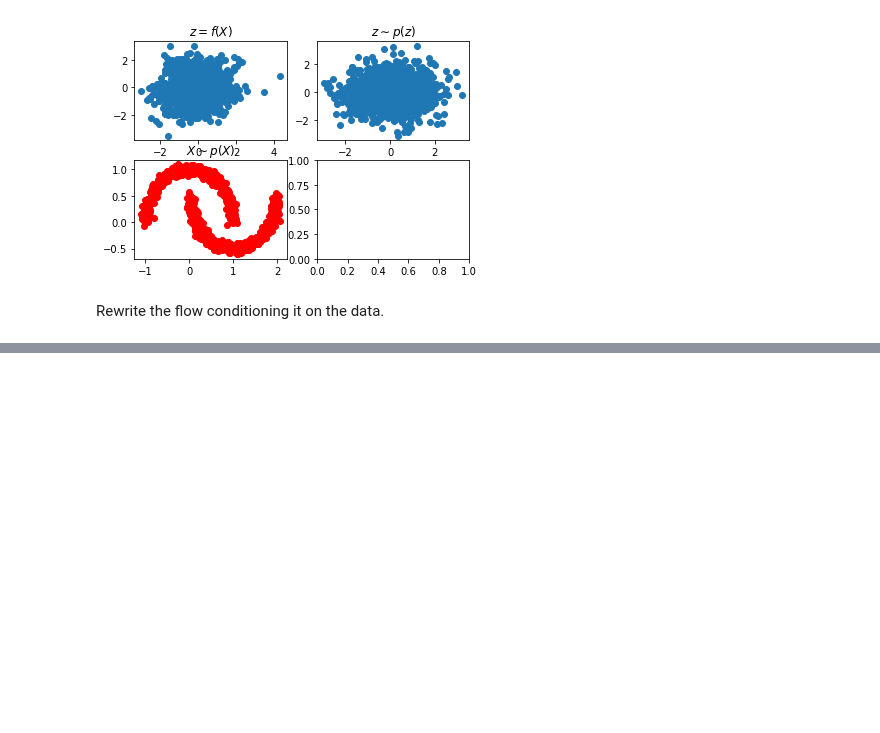
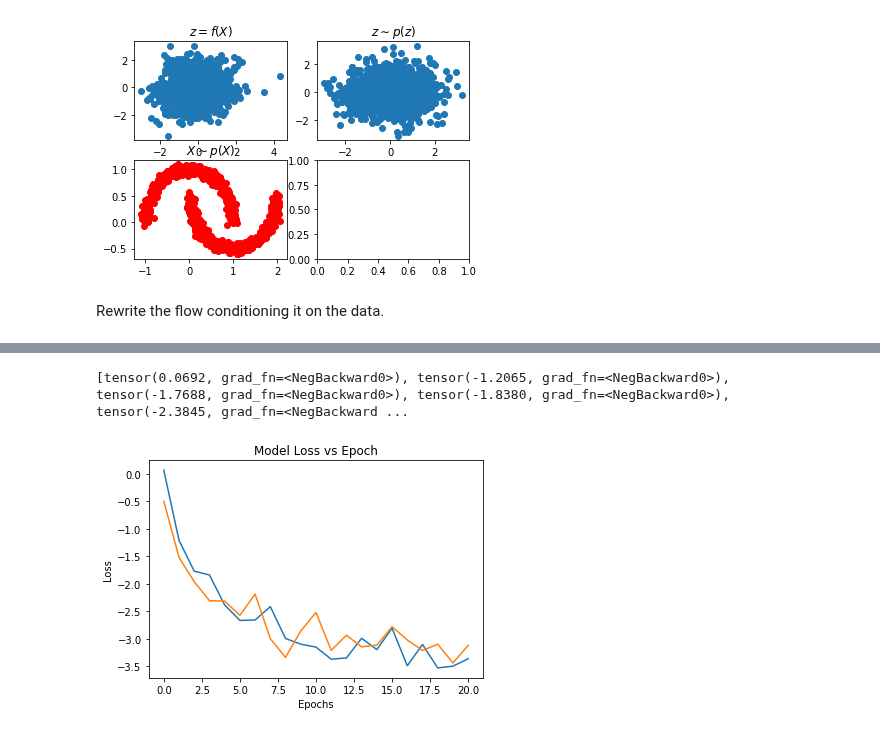
Before and after one commit to NataliaKor/tutorial, a Jupyter notebook: tutorial-ML-for-GWPE.ipynb, the cells around one changed output, grey strips where cells are left out. Cells and saved outputs as stored; diff of their text form; code cells hidden in the pictures; blank space fills up the shorter version.

```diff
--- a/tutorial-ML-for-GWPE.ipynb
+++ b/tutorial-ML-for-GWPE.ipynb
@@ -626,12 +679,13 @@ class RealNVP_wf(nn.Module):
         super(RealNVP_wf, self).__init__()
 
         self.prior = prior
-        #self.mask = nn.Parameter(mask, requires_grad=False)
-        self.register_buffer('mask', mask)
+        self.mask = nn.Parameter(mask, requires_grad=False)
+        #self.register_buffer('mask', mask)
         self.t = torch.nn.ModuleList([t_func() for _ in range(len(masks))])
         self.s = torch.nn.ModuleList([s_func() for _ in range(len(masks))])
 
     def g(self, z, w):
+        print('Inside g')
         x = z
         for i in range(len(self.t)):
             x_ = x*self.mask[i]
@@ -652,34 +706,29 @@ class RealNVP_wf(nn.Module):
             log_det_J -= s.sum(dim=1)
         return z, log_det_J
 
-    def sample(self, batchSize, w):
-        z = self.prior.sample((batchSize,1))
-        logp = self.prior.log_prob(z)
-        x = self.g(z.view(batchSize,-1), w)
-        return x
 
     def log_prob(self, x, w):
         z, logp = self.f(x, w)
         return self.prior.log_prob(z) + logp
 # %%
-s_func = lambda: nn.Sequential(nn.Linear(5174, 1024), nn.ReLU(),
-                               nn.Linear(1024, 512), nn.ReLU(),
+s_func = lambda: nn.Sequential(nn.Linear(1710, 2048), nn.ReLU(),  # nn.BatchNorm1d(2048)
+                               nn.Linear(2048, 512), nn.ReLU(),
                                nn.Linear(512, 256), nn.ReLU(),
                                nn.Linear(256, 2), nn.Tanh())
-t_func = lambda: nn.Sequential(nn.Linear(5174, 1024), nn.ReLU(),
-                               nn.Linear(1024, 512), nn.ReLU(),
+t_func = lambda: nn.Sequential(nn.Linear(1710, 2048), nn.ReLU(),
+                               nn.Linear(2048, 512), nn.ReLU(),
                                nn.Linear(512, 256), nn.ReLU(),
                                nn.Linear(256, 2))
 # %%
 flow_wf = RealNVP_wf(s_func, t_func, masks, prior)
 # %%
-optimizer = torch.optim.Adam([p for p in flow.parameters() if p.requires_grad==True], lr=1e-4)
+optimizer = torch.optim.Adam([p for p in flow_wf.parameters() if p.requires_grad==True], lr=1e-4)
 losses = []
 losses_val = []
 # EPOCHS
 for t in range(21):
 
-    flow.train()
+    flow_wf.train()
     # ITERATIONS (go once through the dataset)
     for batch, (X, y) in enumerate(train_dataloader):
     #for i, (waveform, mu, q, chi1, chi2) in enumerate(loader_mbhb):
@@ -702,7 +751,7 @@ for t in range(21):
         print('iter %s:' % t, 'loss = %.3f' % loss)
         losses.append(loss)
 
-        flow.eval()
+        flow_wf.eval()
         for batch, (X, y) in enumerate(test_dataloader):
         #for i, (waveform, mu, q, chi1, chi2) in enumerate(loader_mbhb_test):
 
@@ -739,0 +785,14 @@ KeyboardInterrupt: ignored
+# %%
+# Plot loss
+print(losses)
+
+plt.figure()
+plt.plot(torch.FloatTensor(losses).detach().numpy())
+plt.plot(torch.FloatTensor(losses_val).detach().numpy())
+plt.title("Model Loss vs Epoch")
+plt.xlabel('Epochs')
+plt.ylabel('Loss')
+plt.show()
+# %% [output]
+[tensor(0.0692, grad_fn=<NegBackward0>), tensor(-1.2065, grad_fn=<NegBackward0>), tensor(-1.7688, grad_fn=<NegBackward0>), tensor(-1.8380, grad_fn=<NegBackward0>), tensor(-2.3845, grad_fn=<NegBackward ...
+[figure, added]
```
Also changed, not shown: parts of 22 cells of this notebook.
